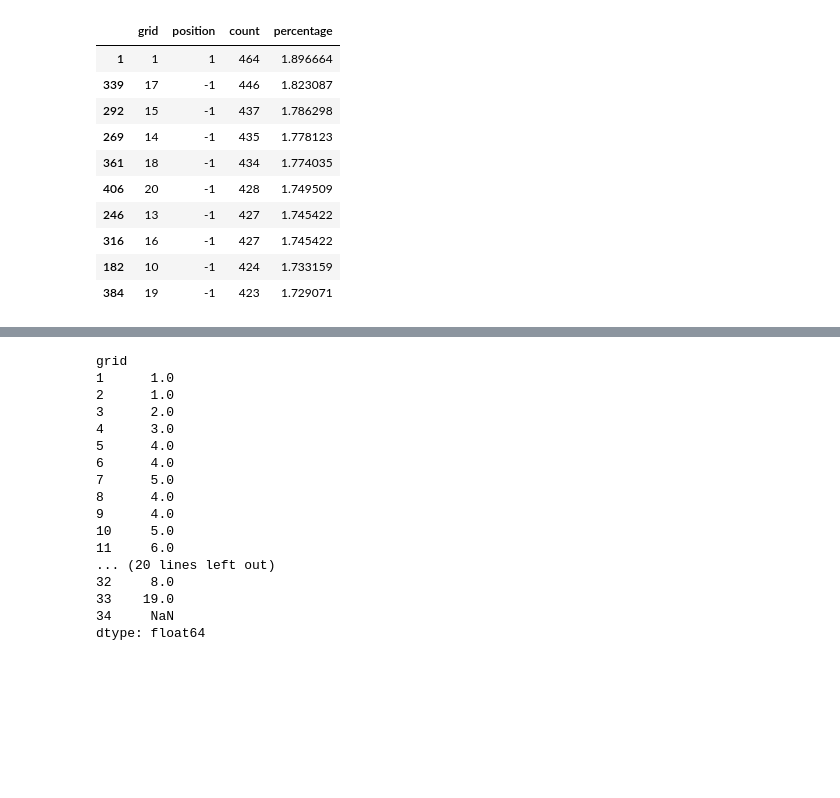
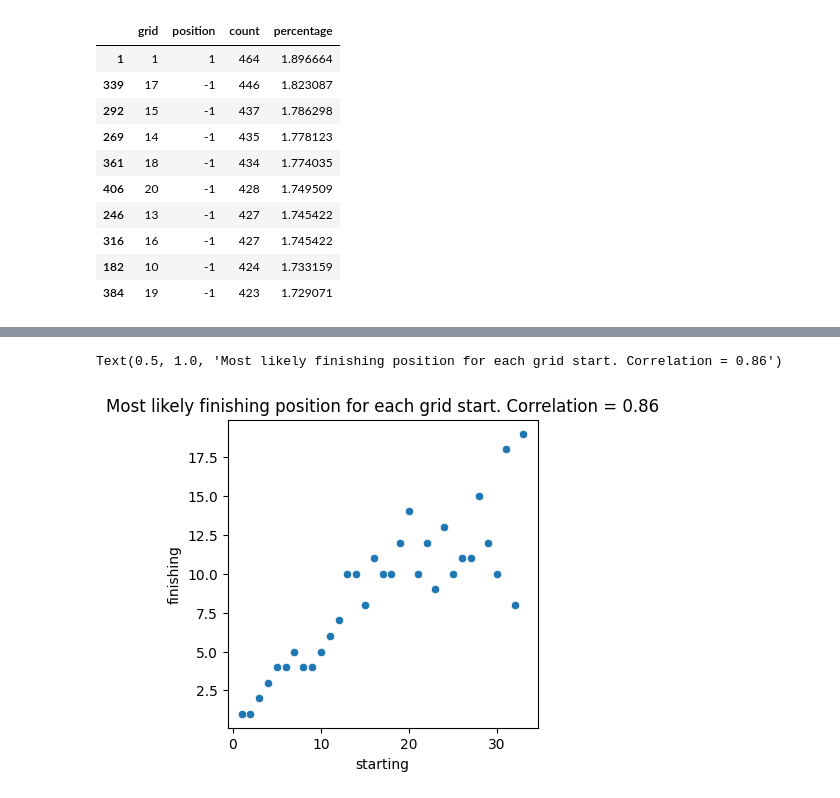
Before and after one commit to EE2SE/F1_Data_Scraper, a Jupyter notebook: EDA_F1.ipynb, the cells around one changed output, grey strips where cells are left out. Cells and saved outputs as stored; diff of their text form; code cells hidden in the pictures; blank space fills up the shorter version.

Commit message:
added correlation

```diff
--- a/EDA_F1.ipynb
+++ b/EDA_F1.ipynb
@@ -96,21 +99,11 @@ In the event that the driver does finish the race - DNF excluding - what is the
 # %%
 # dropping label -1 and finidng most common
-pivoted.drop(-1).idxmax(axis=0,skipna=True,numeric_only=True)
+a = pivoted.drop(-1).idxmax(axis=0,skipna=True,numeric_only=True).to_frame().reset_index().rename(columns={"grid": "starting", 0: "finishing"})
+corr = a.corr()
+corr_num = corr['starting'].iloc[1]
+plt.figure(figsize=(4,4))
+sns.scatterplot(data = a, x = 'starting', y = 'finishing')
+plt.title('Most likely finishing position for each grid start. Correlation = {}'.format(round(corr_num,2)))
 # %% [output]
-grid
-1      1.0
-2      1.0
-3      2.0
-4      3.0
-5      4.0
-6      4.0
-7      5.0
-8      4.0
-9      4.0
-10     5.0
-11     6.0
-... (20 lines left out)
-32     8.0
-33    19.0
-34     NaN
-dtype: float64
+Text(0.5, 1.0, 'Most likely finishing position for each grid start. Correlation = 0.86')
+[figure, added]
```
Also changed, not shown: parts of 4 cells of this notebook, 5 other files.
